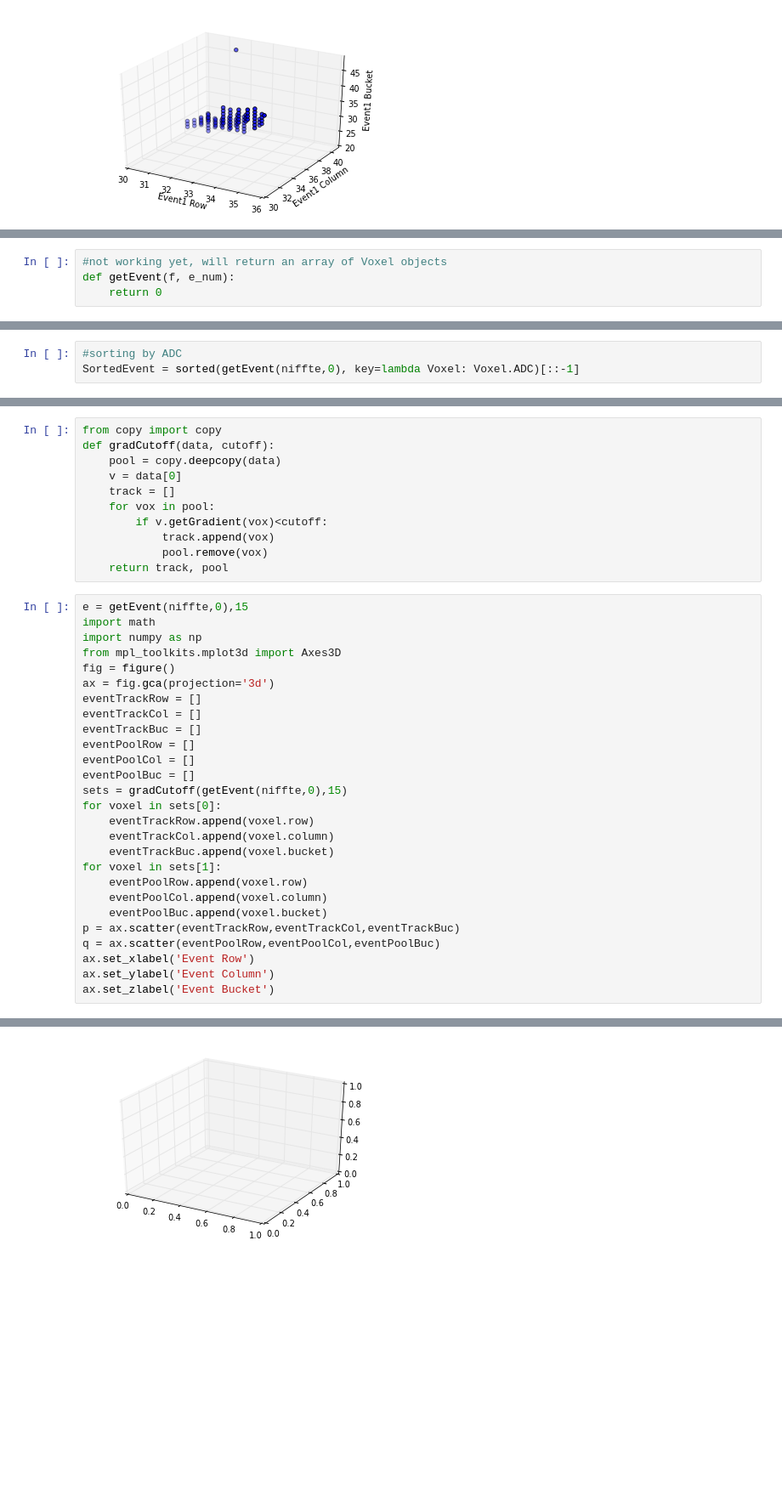
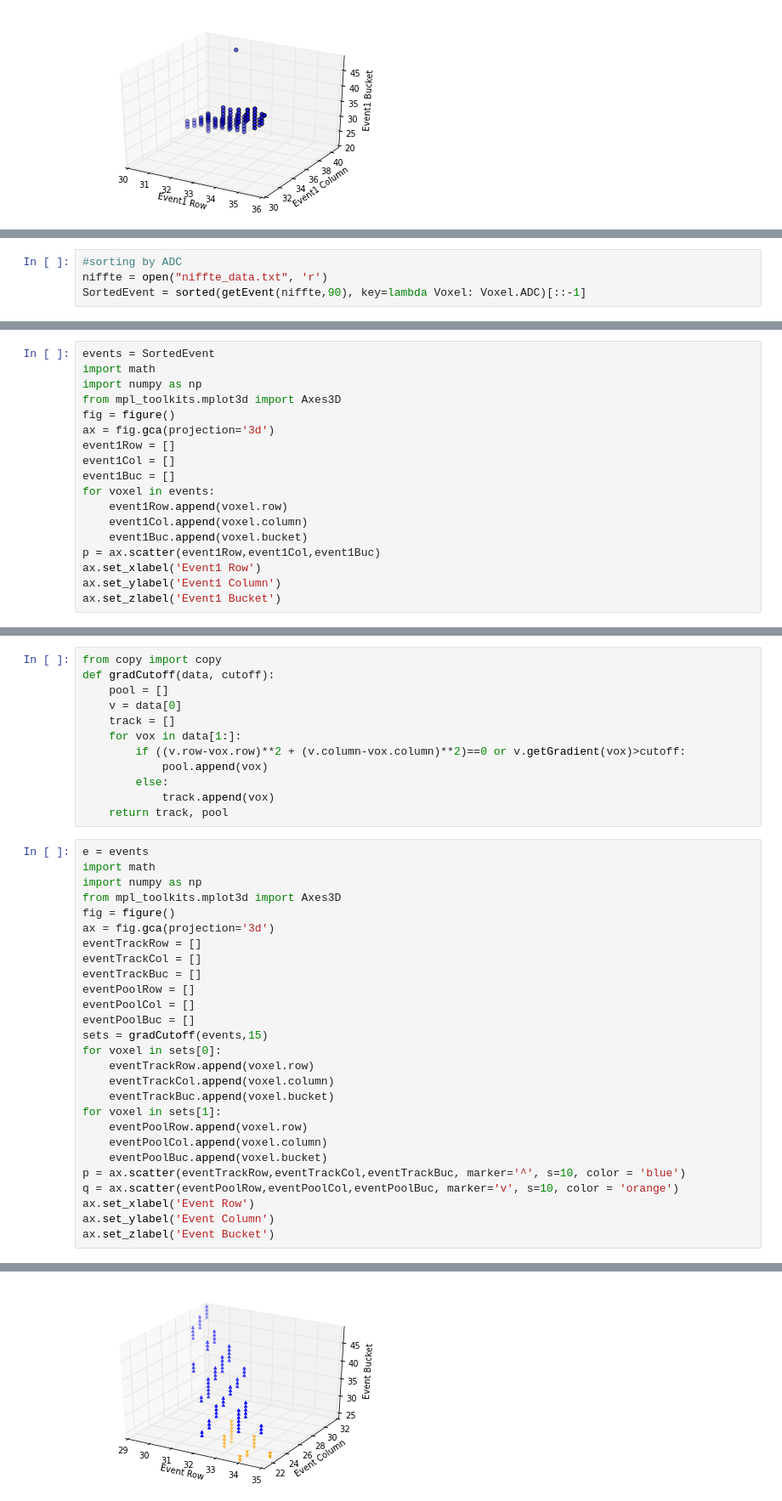
Before and after one commit to gjing/PHYS202-S13, a Jupyter notebook: Project/project4.ipynb, the cells around one changed output, grey strips where cells are left out. Shown: that part at 85% size. Saved outputs shown, nothing was run; the diff lists cells and outputs as text; blank space fills up the shorter version.

```diff
--- a/Project/project4.ipynb
+++ b/Project/project4.ipynb
@@ -105,4 +103,0 @@ niffte = open("niffte_data.txt", 'r')
-# %%
-#not working yet, will return an array of Voxel objects
-def getEvent(f, e_num):
-    return 0
@@ -113,3 +126,4 @@ print getEvent(niffte,1)
 # %%
 #sorting by ADC
-SortedEvent = sorted(getEvent(niffte,0), key=lambda Voxel: Voxel.ADC)[::-1]
+niffte = open("niffte_data.txt", 'r')
+SortedEvent = sorted(getEvent(niffte,90), key=lambda Voxel: Voxel.ADC)[::-1]
@@ -117,0 +130,18 @@ TypeError: 'int' object is not iterable
+# %%
+events = SortedEvent
+import math
+import numpy as np
+from mpl_toolkits.mplot3d import Axes3D
+fig = figure()
+ax = fig.gca(projection='3d')
+event1Row = []
+event1Col = []
+event1Buc = []
+for voxel in events:
+    event1Row.append(voxel.row)
+    event1Col.append(voxel.column)
+    event1Buc.append(voxel.bucket)
+p = ax.scatter(event1Row,event1Col,event1Buc)
+ax.set_xlabel('Event1 Row')
+ax.set_ylabel('Event1 Column')
+ax.set_zlabel('Event1 Bucket')
@@ -118,16 +151,17 @@ TypeError: 'int' object is not iterable
 # %%
 from copy import copy
 def gradCutoff(data, cutoff):
-    pool = copy.deepcopy(data)
+    pool = []
     v = data[0]
     track = []
-    for vox in pool:
-        if v.getGradient(vox)<cutoff:
+    for vox in data[1:]:
+        if ((v.row-vox.row)**2 + (v.column-vox.column)**2)==0 or v.getGradient(vox)>cutoff:
+            pool.append(vox)
+        else:
             track.append(vox)
-            pool.remove(vox)
     return track, pool
 # %%
-e = getEvent(niffte,0),15
+e = events
 import math
 import numpy as np
 from mpl_toolkits.mplot3d import Axes3D
@@ -139,7 +173,7 @@ eventTrackBuc = []
 eventPoolRow = []
 eventPoolCol = []
 eventPoolBuc = []
-sets = gradCutoff(getEvent(niffte,0),15)
+sets = gradCutoff(events,15)
 for voxel in sets[0]:
     eventTrackRow.append(voxel.row)
     eventTrackCol.append(voxel.column)
@@ -148,8 +182,8 @@ for voxel in sets[1]:
     eventPoolRow.append(voxel.row)
     eventPoolCol.append(voxel.column)
     eventPoolBuc.append(voxel.bucket)
-p = ax.scatter(eventTrackRow,eventTrackCol,eventTrackBuc)
-q = ax.scatter(eventPoolRow,eventPoolCol,eventPoolBuc)
+p = ax.scatter(eventTrackRow,eventTrackCol,eventTrackBuc, marker='^', s=10, color = 'blue')
+q = ax.scatter(eventPoolRow,eventPoolCol,eventPoolBuc, marker='v', s=10, color = 'orange')
 ax.set_xlabel('Event Row')
 ax.set_ylabel('Event Column')
 ax.set_zlabel('Event Bucket')
@@ -158 +192 @@ AttributeError: 'function' object has no attribute 'deepcopy'
-[figure, old version]
+[figure, new version]
```
Also changed, not shown: parts of 8 cells of this notebook, 2 other files.
